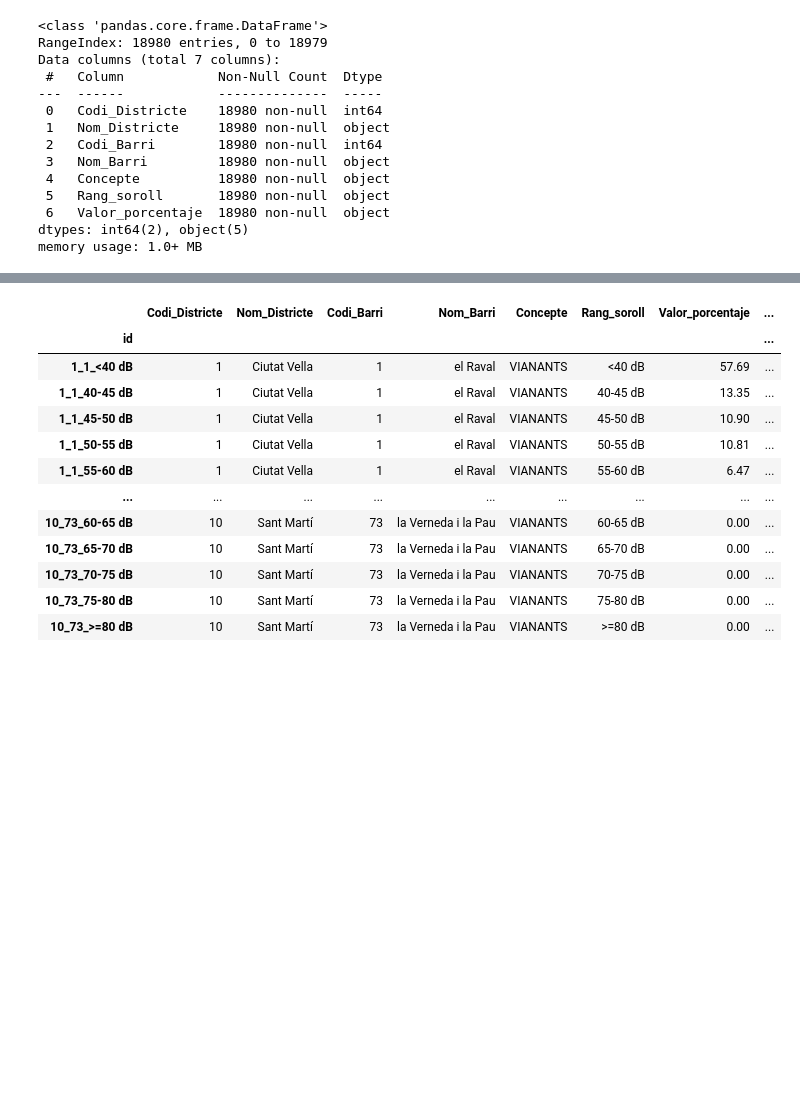
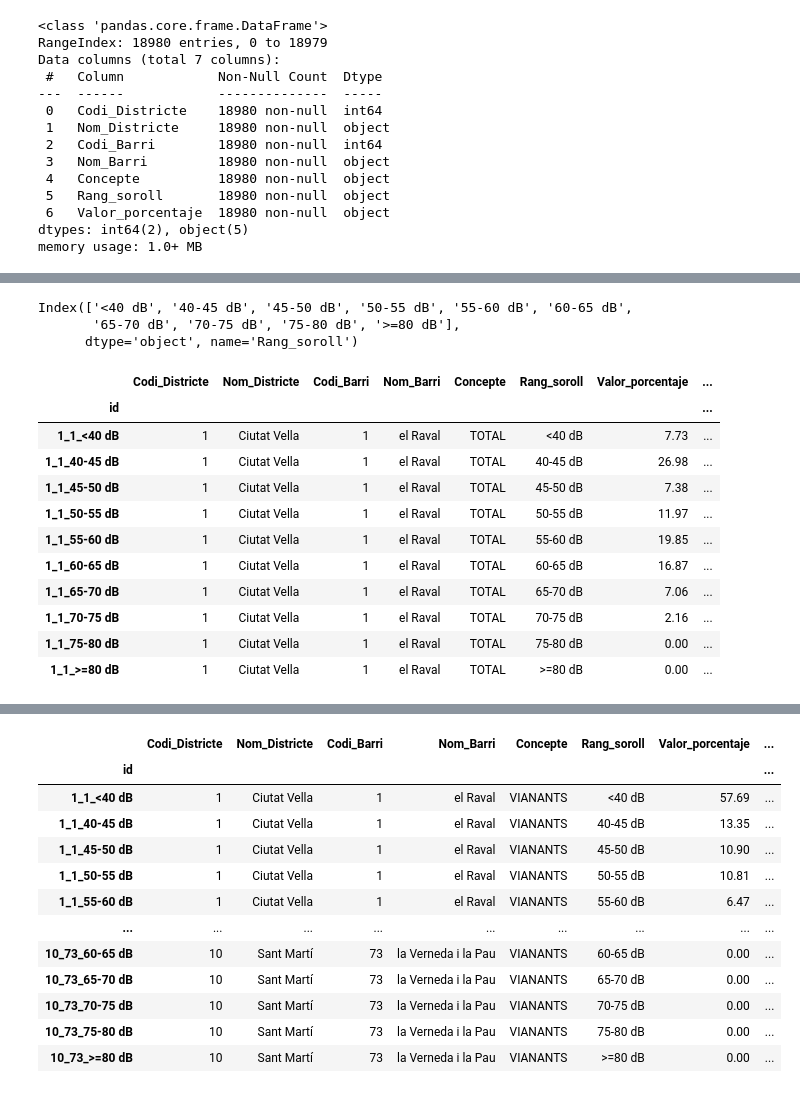
Before and after one commit to Sergiochueco/Hackato_JUMP2DIGITAL, a Jupyter notebook: Proyecto.ipynb, the cells around one changed output, grey strips where cells are left out. Saved outputs shown, nothing was run; the diff lists cells and outputs as text; code cells hidden in the pictures; blank space fills up the shorter version.

```diff
--- a/Proyecto.ipynb
+++ b/Proyecto.ipynb
@@ -654,0 +706,37 @@ df_poblacio.set_index('id',inplace=True)
+# %%
+df_poblacio['Rang_soroll'].value_counts().index
+# %% [output]
+Index(['<40 dB', '40-45 dB', '45-50 dB', '50-55 dB', '55-60 dB', '60-65 dB',
+       '65-70 dB', '70-75 dB', '75-80 dB', '>=80 dB'],
+      dtype='object', name='Rang_soroll')
+# %%
+def categorizar_nivel_db(valor):
+
+    if valor in ["<40 dB", "40-45 dB", "45-50 dB"]:
+        return "Bajo"
+    elif valor in ["50-55 dB", "55-60 dB", "60-65 dB", "65-70 dB", "70-75 dB"]:
+        return "Medio"
+    else:
+        return "Alto"
+
+# Aplicar la función de categorizar_nivel_db a la columna 'Rang_soroll'
+df_poblacio['Nivell_Rang_soroll'] = df_poblacio['Rang_soroll'].apply(categorizar_nivel_db)
+
+# # Convertir la nueva columna a tipo 'category'
+# df_poblacio['Rang_soroll_segmentado'] = df_poblacio['Rang_soroll_segmentado'].astype('category')
+
+# Mostrar las primeras filas del DataFrame para verificar los cambios
+df_poblacio.head(10)
+# %% [output]
+|  | Codi_Districte | Nom_Districte | Codi_Barri | Nom_Barri | Concepte | Rang_soroll | Valor_porcentaje | ... |
+| id |  |  |  |  |  |  |  | ... |
+| 1_1_<40 dB | 1 | Ciutat Vella | 1 | el Raval | TOTAL | <40 dB | 7.73 | ... |
+| 1_1_40-45 dB | 1 | Ciutat Vella | 1 | el Raval | TOTAL | 40-45 dB | 26.98 | ... |
+| 1_1_45-50 dB | 1 | Ciutat Vella | 1 | el Raval | TOTAL | 45-50 dB | 7.38 | ... |
+| 1_1_50-55 dB | 1 | Ciutat Vella | 1 | el Raval | TOTAL | 50-55 dB | 11.97 | ... |
+| 1_1_55-60 dB | 1 | Ciutat Vella | 1 | el Raval | TOTAL | 55-60 dB | 19.85 | ... |
+| 1_1_60-65 dB | 1 | Ciutat Vella | 1 | el Raval | TOTAL | 60-65 dB | 16.87 | ... |
+| 1_1_65-70 dB | 1 | Ciutat Vella | 1 | el Raval | TOTAL | 65-70 dB | 7.06 | ... |
+| 1_1_70-75 dB | 1 | Ciutat Vella | 1 | el Raval | TOTAL | 70-75 dB | 2.16 | ... |
+| 1_1_75-80 dB | 1 | Ciutat Vella | 1 | el Raval | TOTAL | 75-80 dB | 0.00 | ... |
+| 1_1_>=80 dB | 1 | Ciutat Vella | 1 | el Raval | TOTAL | >=80 dB | 0.00 | ... |
```
Also changed, not shown: parts of 24 cells of this notebook.
